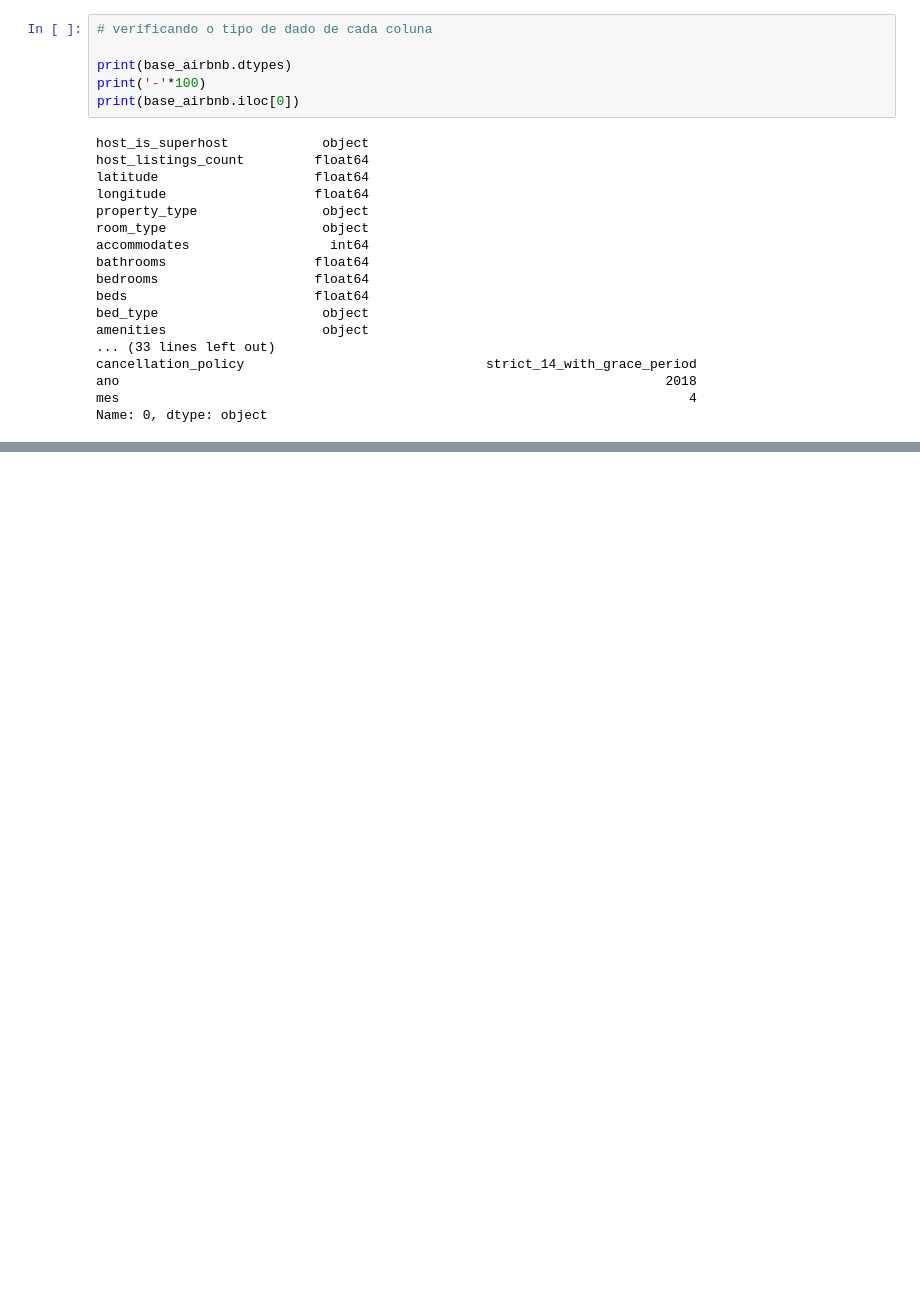
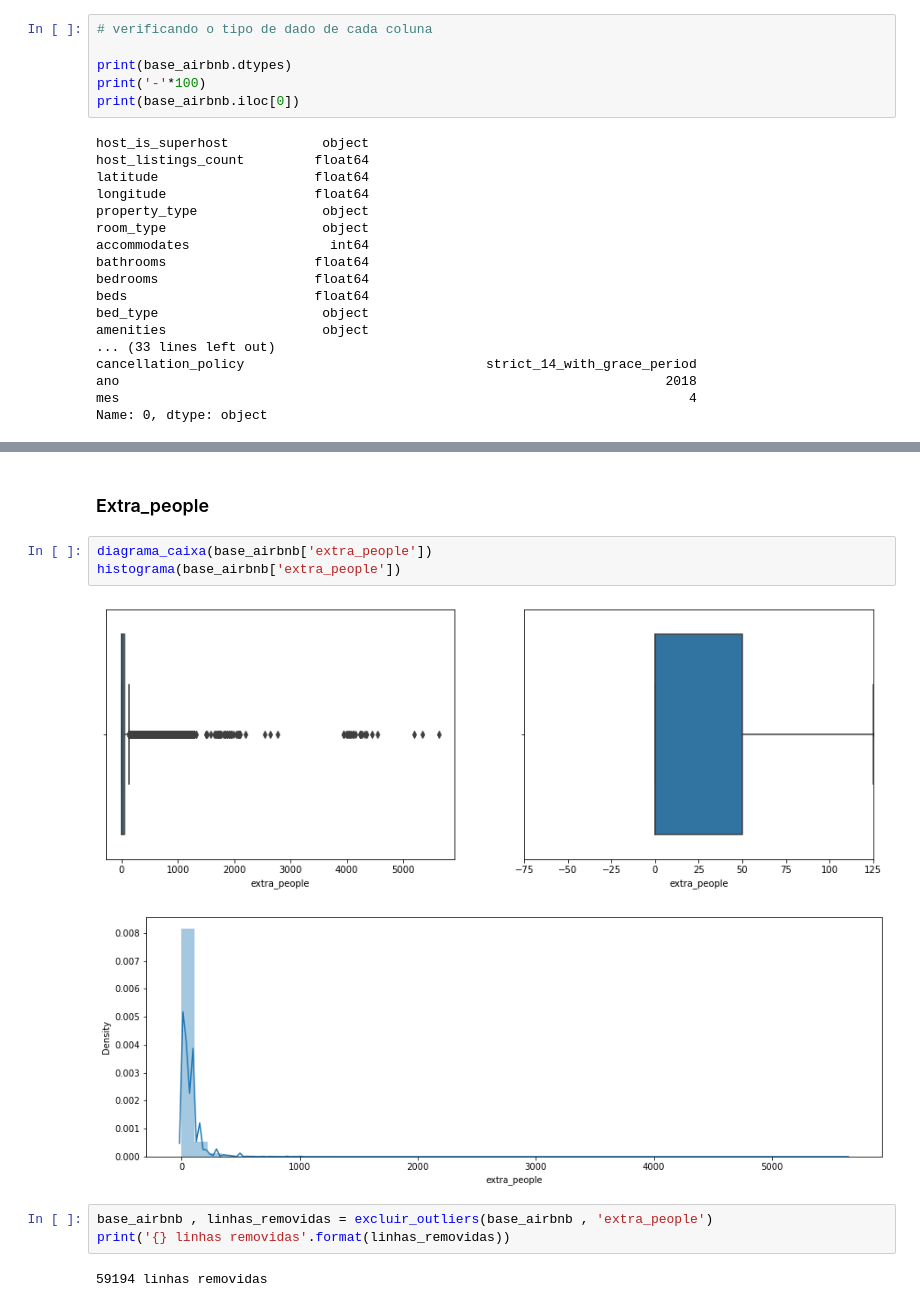
Before and after one commit to PedrosaFelipe/Projeto_Data_Science, a Jupyter notebook: Projeto - Rio de janeiro Airbnb .ipynb, the cells around one changed output, grey strips where cells are left out. Saved outputs shown, nothing was run; the diff lists cells and outputs as text; blank space fills up the shorter version.

```diff
--- a/Projeto - Rio de janeiro Airbnb .ipynb
+++ b/Projeto - Rio de janeiro Airbnb .ipynb
@@ -220,0 +328,13 @@ base_airbnb['price'] = base_airbnb['price'].str.replace('$','')
+# %% [markdown]
+### Extra_people
+# %%
+diagrama_caixa(base_airbnb['extra_people'])
+histograma(base_airbnb['extra_people'])
+# %% [output]
+[figure, added]
+[figure, added]
+# %%
+base_airbnb , linhas_removidas = excluir_outliers(base_airbnb , 'extra_people')
+print('{} linhas removidas'.format(linhas_removidas))
+# %% [output]
+59194 linhas removidas
```
Also changed, not shown: parts of 43 cells of this notebook.
